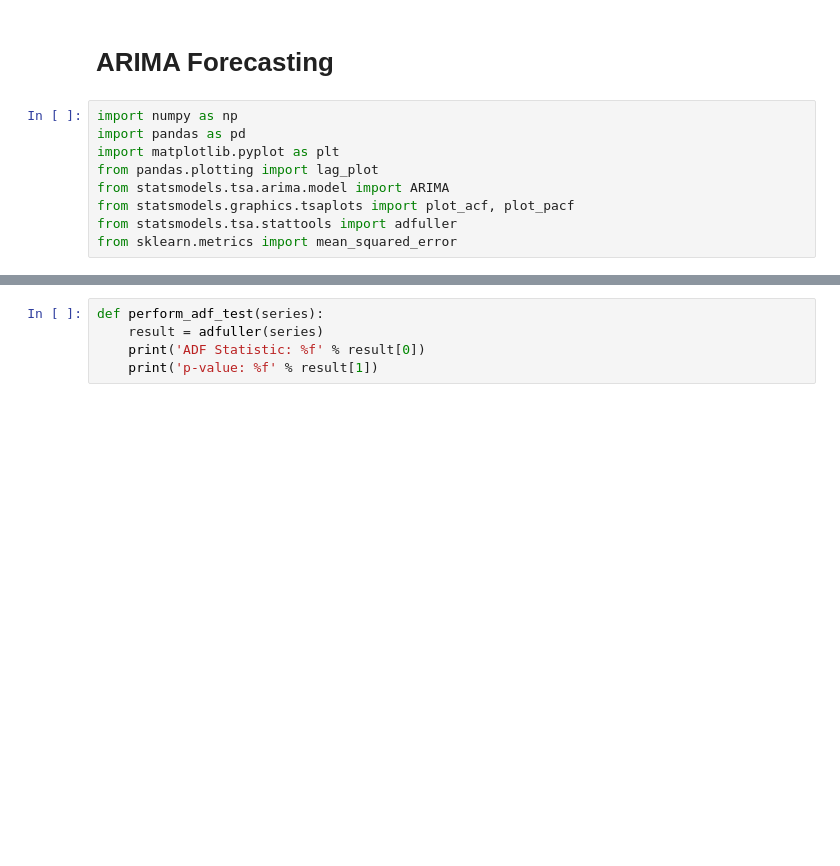
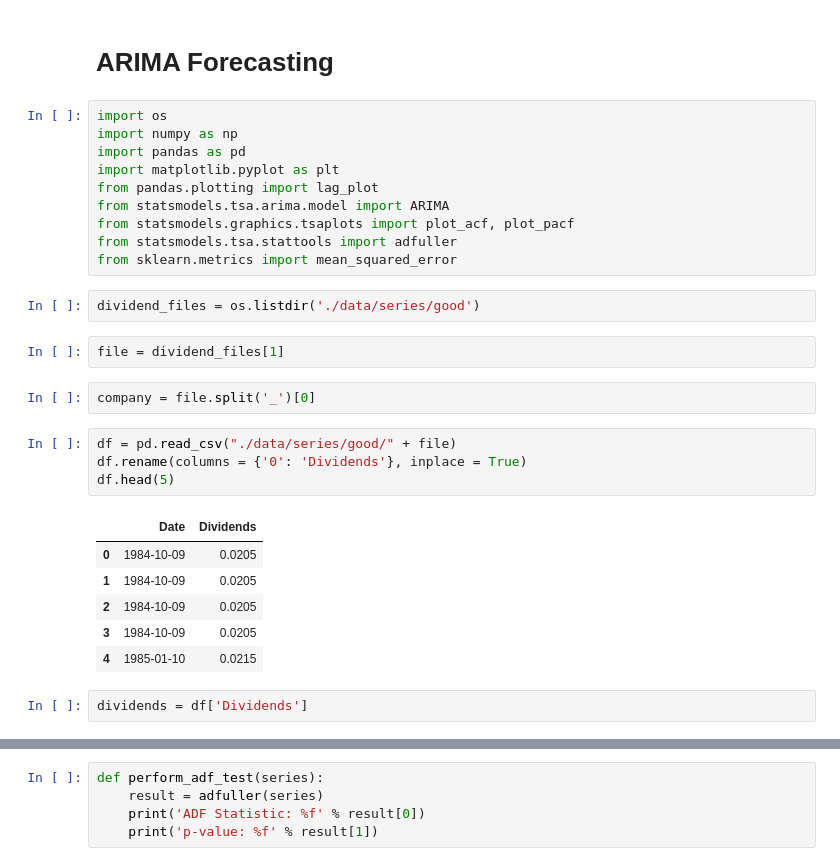
Before and after one commit to danpelis/DividendChampionPredictor, a Jupyter notebook: ARIMA_Forecasting.ipynb, the cells around one changed output, grey strips where cells are left out. Saved outputs shown, nothing was run; the diff lists cells and outputs as text; blank space fills up the shorter version.

```diff
--- a/ARIMA_Forecasting.ipynb
+++ b/ARIMA_Forecasting.ipynb
@@ -1,6 +1,7 @@
 # %% [markdown]
 # ARIMA Forecasting
 # %%
+import os
 import numpy as np
 import pandas as pd
 import matplotlib.pyplot as plt
@@ -9,3 +10,22 @@ from statsmodels.tsa.arima.model import ARIMA
 from statsmodels.graphics.tsaplots import plot_acf, plot_pacf
 from statsmodels.tsa.stattools import adfuller
 from sklearn.metrics import mean_squared_error
+# %%
+dividend_files = os.listdir('./data/series/good')
+# %%
+file = dividend_files[1]
+# %%
+company = file.split('_')[0]
+# %%
+df = pd.read_csv("./data/series/good/" + file)
+df.rename(columns = {'0': 'Dividends'}, inplace = True)
+df.head(5)
+# %% [output]
+|  | Date | Dividends |
+| 0 | 1984-10-09 | 0.0205 |
+| 1 | 1984-10-09 | 0.0205 |
+| 2 | 1984-10-09 | 0.0205 |
+| 3 | 1984-10-09 | 0.0205 |
+| 4 | 1985-01-10 | 0.0215 |
+# %%
+dividends = df['Dividends']
```
Also changed, not shown: parts of 14 cells of this notebook.
